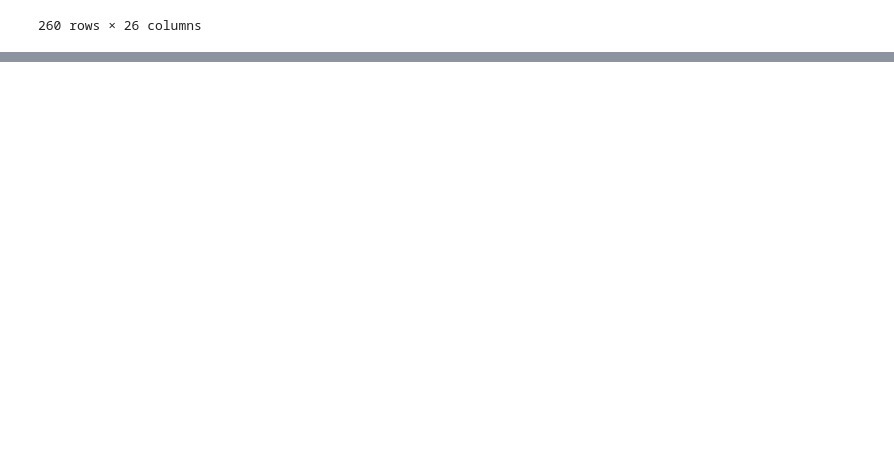
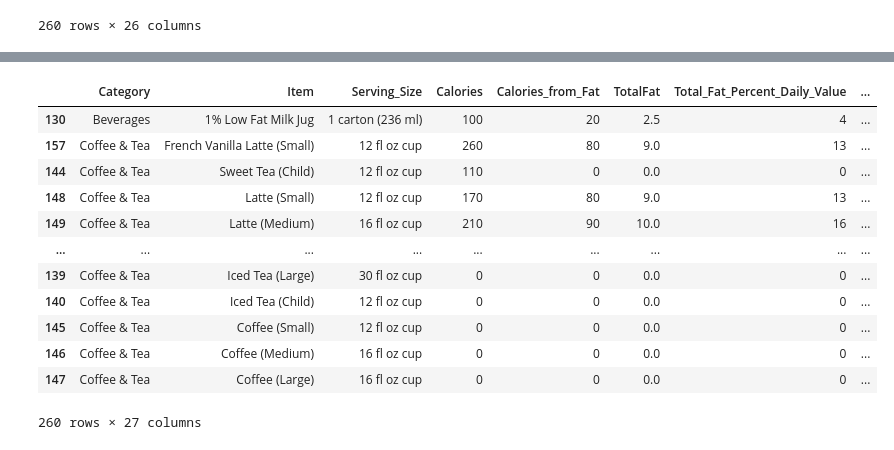
Before and after one commit to piotrgradzinski/dap_20230114, a Jupyter notebook: day_7_pgg/mcdonals_modifications.ipynb, the cells around one changed output, grey strips where cells are left out. Saved outputs shown, nothing was run; the diff lists cells and outputs as text; code cells hidden in the pictures; blank space fills up the shorter version.

```diff
--- a/day_7_pgg/mcdonals_modifications.ipynb
+++ b/day_7_pgg/mcdonals_modifications.ipynb
@@ -465,3 +465,6 @@ df
 | 258 | Smoothies & Shakes | McFlurry with Reese's Peanut Butt... | 14.2 oz (403 g) | 810 | 290 | 32.0 | 50 | ... |
 | 259 | Smoothies & Shakes | McFlurry with Reese's Peanut Butt... | 7.1 oz (202 g) | 410 | 150 | 16.0 | 25 | ... |
 260 rows × 26 columns
+# %%
+df['Saturation'] = df['Calories'] / df['Serving_Size_Grams']
+df
@@ -467,0 +485,16 @@ df
+# %%
+df.sort_values('Saturation', ascending=False)
+# %% [output]
+|  | Category | Item | Serving_Size | Calories | Calories_from_Fat | TotalFat | Total_Fat_Percent_Daily_Value | ... |
+| 130 | Beverages | 1% Low Fat Milk Jug | 1 carton (236 ml) | 100 | 20 | 2.5 | 4 | ... |
+| 157 | Coffee & Tea | French Vanilla Latte (Small) | 12 fl oz cup | 260 | 80 | 9.0 | 13 | ... |
+| 144 | Coffee & Tea | Sweet Tea (Child) | 12 fl oz cup | 110 | 0 | 0.0 | 0 | ... |
+| 148 | Coffee & Tea | Latte (Small) | 12 fl oz cup | 170 | 80 | 9.0 | 13 | ... |
+| 149 | Coffee & Tea | Latte (Medium) | 16 fl oz cup | 210 | 90 | 10.0 | 16 | ... |
+| ... | ... | ... | ... | ... | ... | ... | ... | ... |
+| 139 | Coffee & Tea | Iced Tea (Large) | 30 fl oz cup | 0 | 0 | 0.0 | 0 | ... |
+| 140 | Coffee & Tea | Iced Tea (Child) | 12 fl oz cup | 0 | 0 | 0.0 | 0 | ... |
+| 145 | Coffee & Tea | Coffee (Small) | 12 fl oz cup | 0 | 0 | 0.0 | 0 | ... |
+| 146 | Coffee & Tea | Coffee (Medium) | 16 fl oz cup | 0 | 0 | 0.0 | 0 | ... |
+| 147 | Coffee & Tea | Coffee (Large) | 16 fl oz cup | 0 | 0 | 0.0 | 0 | ... |
+260 rows × 27 columns
```
Also changed, not shown: parts of 1 cell of this notebook, 1 other file.
